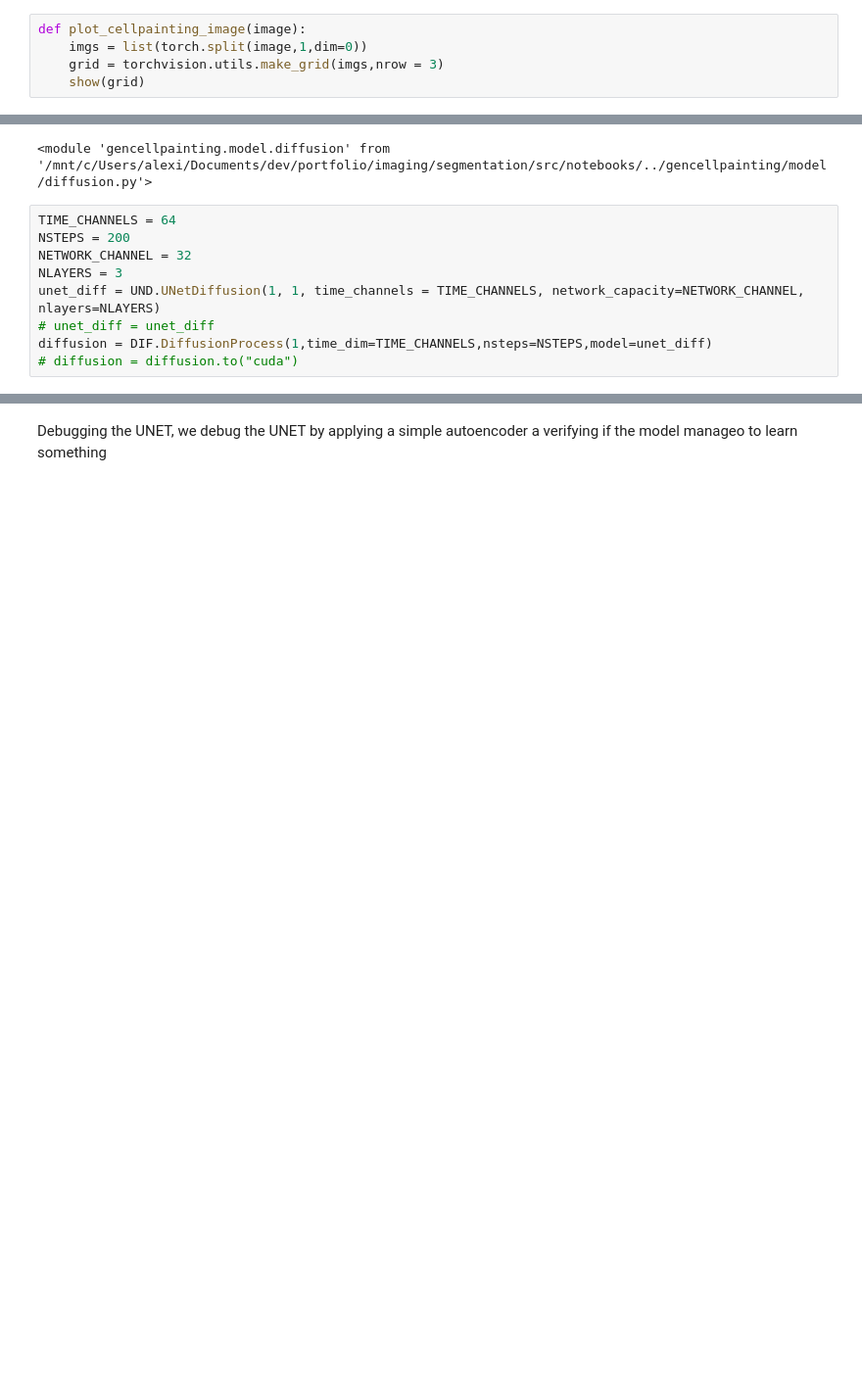
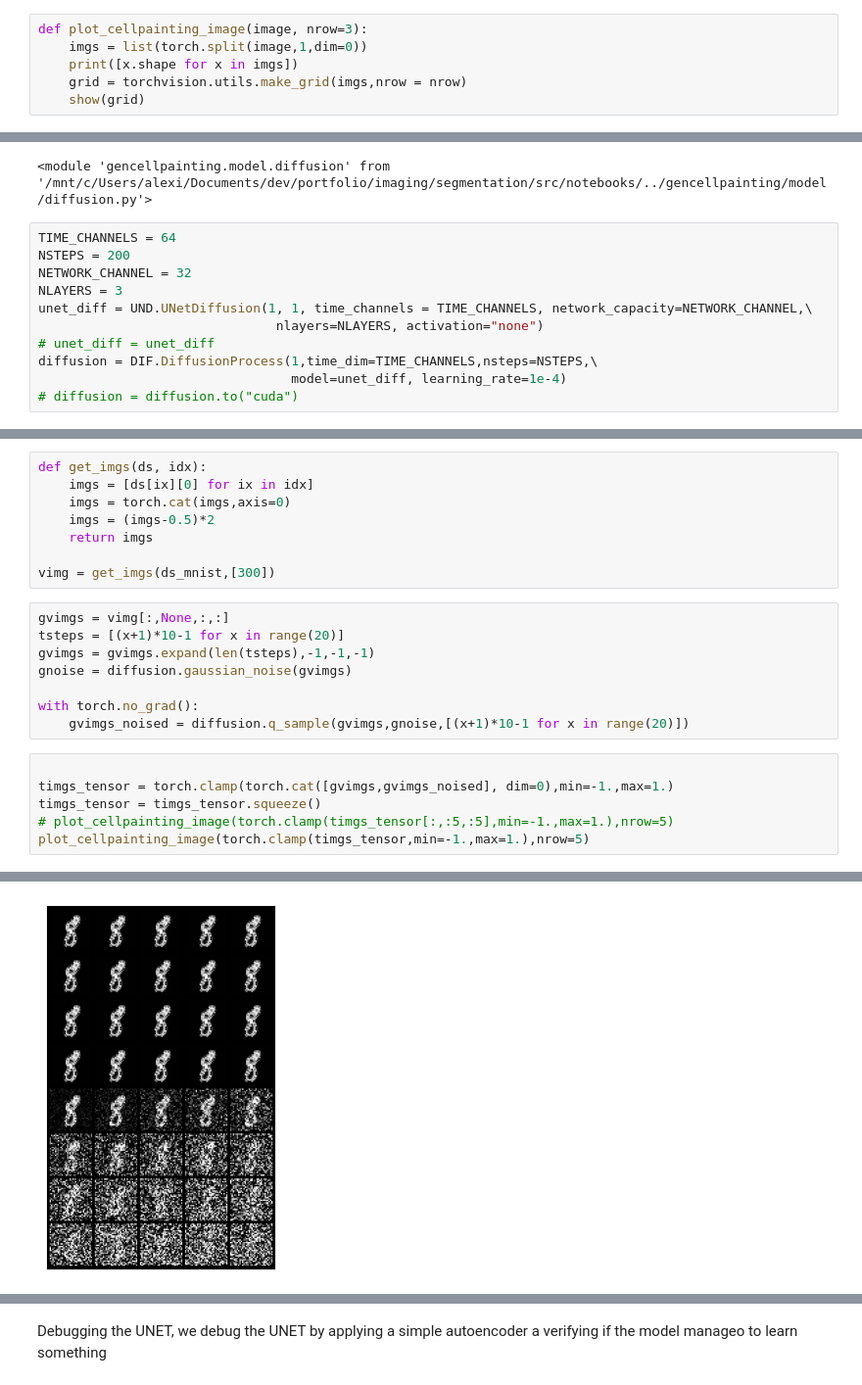
Before and after one commit to adelabriere/portfolio-cellpainting-gen, a Jupyter notebook: src/notebooks/gen_ai_reconstruction.ipynb, the cells around one changed output, grey strips where cells are left out. Shown at 98% size. Cells and saved outputs as stored; diff of their text form; blank space fills up the shorter version.

Commit message:
Functionnal grid search

```diff
--- a/src/notebooks/gen_ai_reconstruction.ipynb
+++ b/src/notebooks/gen_ai_reconstruction.ipynb
@@ -77,9 +77,10 @@ def show(imgs):
         axs[0, i].imshow(np.asarray(img))
         axs[0, i].set(xticklabels=[], yticklabels=[], xticks=[], yticks=[])
 # %%
-def plot_cellpainting_image(image):
+def plot_cellpainting_image(image, nrow=3):
     imgs = list(torch.split(image,1,dim=0))
-    grid = torchvision.utils.make_grid(imgs,nrow = 3)
+    print([x.shape for x in imgs])
+    grid = torchvision.utils.make_grid(imgs,nrow = nrow)
     show(grid)
 # %%
 plot_cellpainting_image(image)
@@ -552,7 +556,9 @@ TIME_CHANNELS = 64
 NSTEPS = 200
 NETWORK_CHANNEL = 32
 NLAYERS = 3
-unet_diff = UND.UNetDiffusion(1, 1, time_channels = TIME_CHANNELS, network_capacity=NETWORK_CHANNEL, nlayers=NLAYERS)
+unet_diff = UND.UNetDiffusion(1, 1, time_channels = TIME_CHANNELS, network_capacity=NETWORK_CHANNEL,\
+                               nlayers=NLAYERS, activation="none")
 # unet_diff = unet_diff
-diffusion = DIF.DiffusionProcess(1,time_dim=TIME_CHANNELS,nsteps=NSTEPS,model=unet_diff)
+diffusion = DIF.DiffusionProcess(1,time_dim=TIME_CHANNELS,nsteps=NSTEPS,\
+                                 model=unet_diff, learning_rate=1e-4)
 # diffusion = diffusion.to("cuda")
@@ -580,0 +574,23 @@ tensor([0.9970, 0.9970, 0.9970, 0.9970, 0.9970, 0.9971, 0.9971, 0.9971, 0.9971,
+# %%
+def get_imgs(ds, idx):
+    imgs = [ds[ix][0] for ix in idx]
+    imgs = torch.cat(imgs,axis=0)
+    imgs = (imgs-0.5)*2
+    return imgs
+
+vimg = get_imgs(ds_mnist,[300])
+# %%
+gvimgs = vimg[:,None,:,:]
+tsteps = [(x+1)*10-1 for x in range(20)]
+gvimgs = gvimgs.expand(len(tsteps),-1,-1,-1)
+gnoise = diffusion.gaussian_noise(gvimgs)
+
+with torch.no_grad():
+    gvimgs_noised = diffusion.q_sample(gvimgs,gnoise,[(x+1)*10-1 for x in range(20)])
+# %%
+
+timgs_tensor = torch.clamp(torch.cat([gvimgs,gvimgs_noised], dim=0),min=-1.,max=1.)
+timgs_tensor = timgs_tensor.squeeze()
+# plot_cellpainting_image(torch.clamp(timgs_tensor[:,:5,:5],min=-1.,max=1.),nrow=5)
+plot_cellpainting_image(torch.clamp(timgs_tensor,min=-1.,max=1.),nrow=5)
+# %% [output]
@@ -580,0 +598 @@ tensor([0.9970, 0.9970, 0.9970, 0.9970, 0.9970, 0.9971, 0.9971, 0.9971, 0.9971,
+[figure, added]
```
Also changed, not shown: parts of 29 cells of this notebook, 30 other files.
